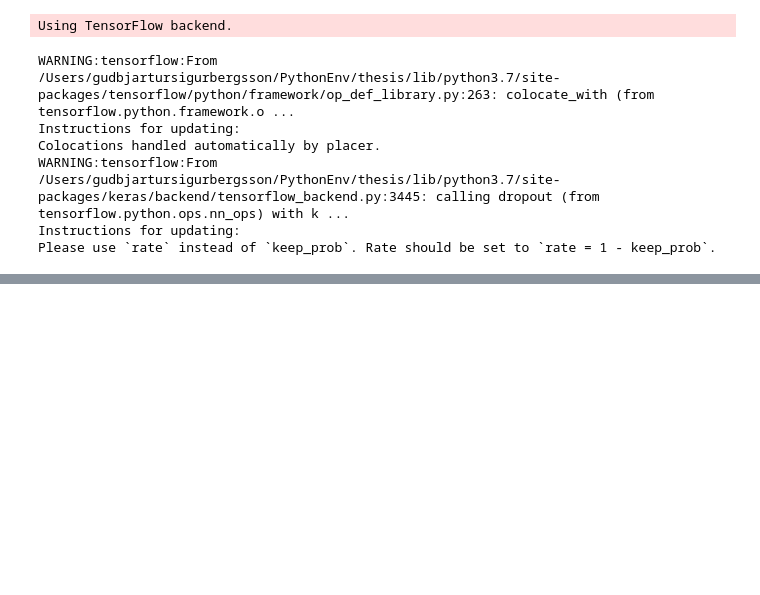
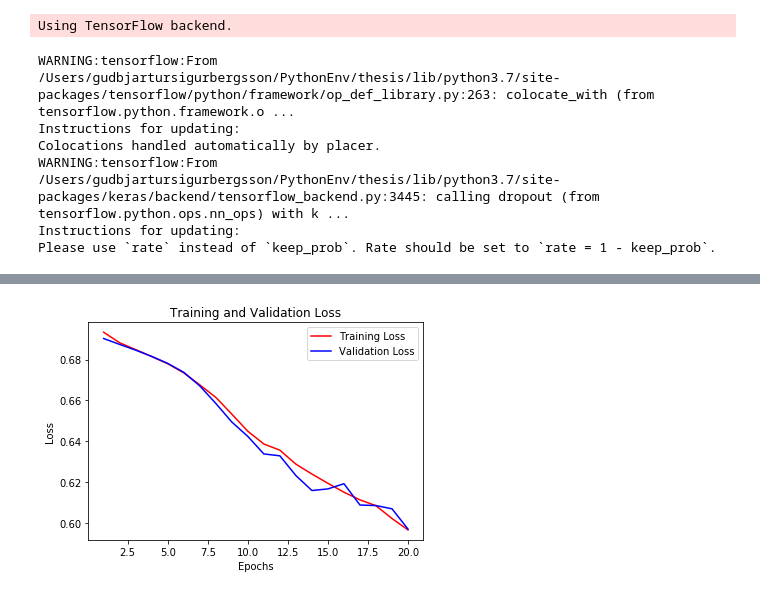
Before and after one commit to gsig123/thesis_hate_speech_detection, a Jupyter notebook: notebooks/Bi-LSTM + FastText Initialization 27.03.19.ipynb, the cells around one changed output, grey strips where cells are left out. Cells and saved outputs as stored; diff of their text form; code cells hidden in the pictures; blank space fills up the shorter version.

```diff
--- a/notebooks/Bi-LSTM + FastText Initialization 27.03.19.ipynb
+++ b/notebooks/Bi-LSTM + FastText Initialization 27.03.19.ipynb
@@ -36,7 +36,7 @@ X, y = get_X_y()
 X, word_index = tokenize(X)
 # %%
 dp = DataPrepOffensEval()
-X_train, X_test, y_train, y_test = dp.train_test_split(X, y, test_size=0.2)
+X_train, X_test, y_train, y_test = dp.train_test_split(X, y, test_size=0.1)
 X_train, X_val, y_train, y_val = dp.train_test_split(X_train, y_train, test_size=0.1)
 # %%
 from gensim.models import KeyedVectors
@@ -86,7 +86,7 @@ from keras import Sequential
 def create_model(
     embedding_layer,
     dropout_amount=0.2,
-    lstm_units=10,
+    lstm_units=5,
     dense_1_units=4,
     dense_2_units=1,
     dense_1_activation="relu",
@@ -123,6 +123,12 @@ def create_model(
 
     return model
 
+# Early stopping when the model starts to overfit
+from keras.callbacks import EarlyStopping, ModelCheckpoint
+# Patience is the nummber of epochs
+es = EarlyStopping(monitor='val_loss', verbose=1, patience=5)
+mc = ModelCheckpoint('best_model.h5', monitor='val_loss', verbose=1, save_best_only=True)
+
 def train_model(
     model,
     X_train=X_train,
@@ -138,6 +144,7 @@ def train_model(
         batch_size=batch_size,
         validation_data=validation_data,
         verbose=2,
+        callbacks=[es, mc],
     )
     return history
 
@@ -229,0 +239,4 @@ Epoch 6/20
+# %%
+plot_train_val_loss(history)
+# %% [output]
+[figure, added]
```
Also changed, not shown: parts of 12 cells of this notebook, 3 other files.
